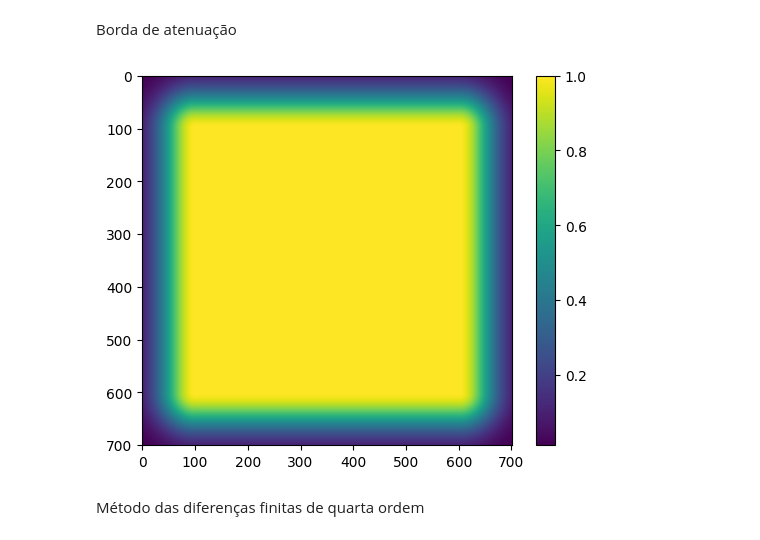
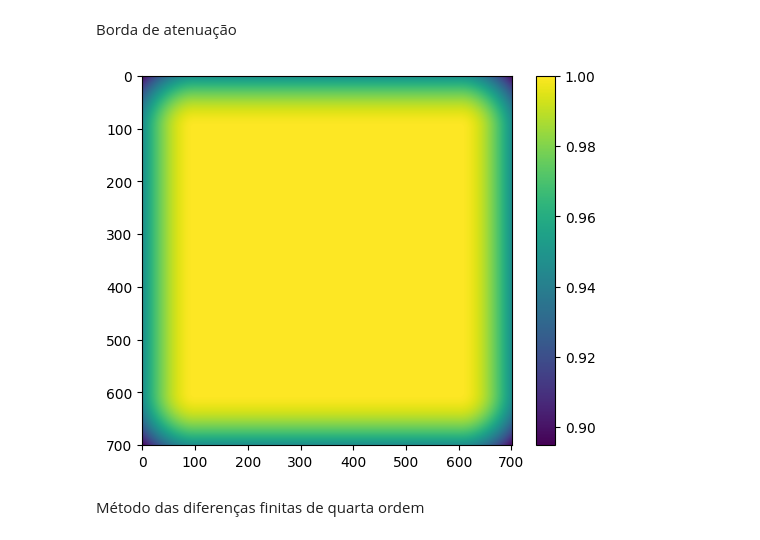
Before and after one commit to GISIS-UFF/SeismicModeling2D, a Jupyter notebook: src/Relatorio.ipynb, the cells around one changed output. Saved outputs shown, nothing was run; the diff lists cells and outputs as text; code cells hidden in the pictures.

```diff
--- a/src/Relatorio.ipynb
+++ b/src/Relatorio.ipynb
@@ -145,26 +142,29 @@ Borda de atenuação
 # %%
 def borda (nx,nz,fator, N):
     A = np.ones((nz, nx))
+    sb = 3*N
     for i in range(nx):
         for j in range(nz):
             if i < N:
-                A[j, i] *= np.exp(-((fator * (N - i)) ** 2))
+                fb = (N - i) / (np.sqrt(2) * sb)
+                A[j, i] *= np.exp(-fb * fb)
             elif i >= nx - N:
-                A[j, i] *= np.exp(-((fator * (i - (nx - N))) ** 2))
-
+                fb = (i - (nx - N)) / (np.sqrt(2) * sb)
+                A[j, i] *= np.exp(-fb * fb)
             if j < N:
-                A[j, i] *= np.exp(-((fator * (N - j)) ** 2))
+                fb = (N - j) / (np.sqrt(2) * sb)
+                A[j, i] *= np.exp(-fb * fb)
             elif j >= nz - N:
-                A[j, i] *= np.exp(-((fator * (j - (nz - N))) ** 2))
-
+                fb = (j - (nz - N)) / (np.sqrt(2) * sb)
+                A[j, i] *= np.exp(-fb * fb)
     return A
 
 A = borda(nx_abc, nz_abc, 0.015, N)
 plt.imshow(A, cmap="viridis", origin="upper")
 plt.colorbar()
 plt.show()
 # %% [output]
-[figure, old version]
+[figure, new version]
 # %% [markdown]
 Método das diferenças finitas de quarta ordem
 # %%
```
Also changed, not shown: parts of 11 cells of this notebook, 5 other files.
